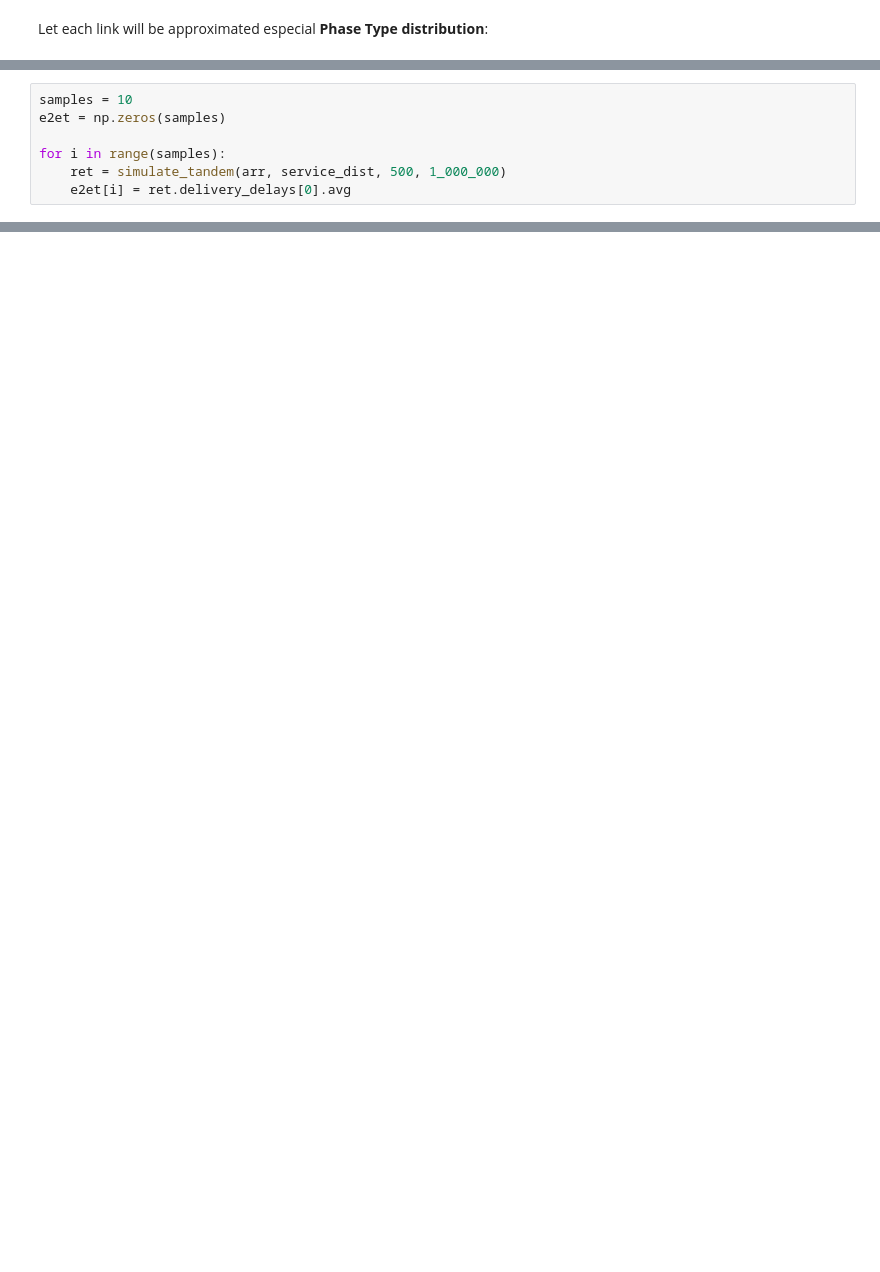
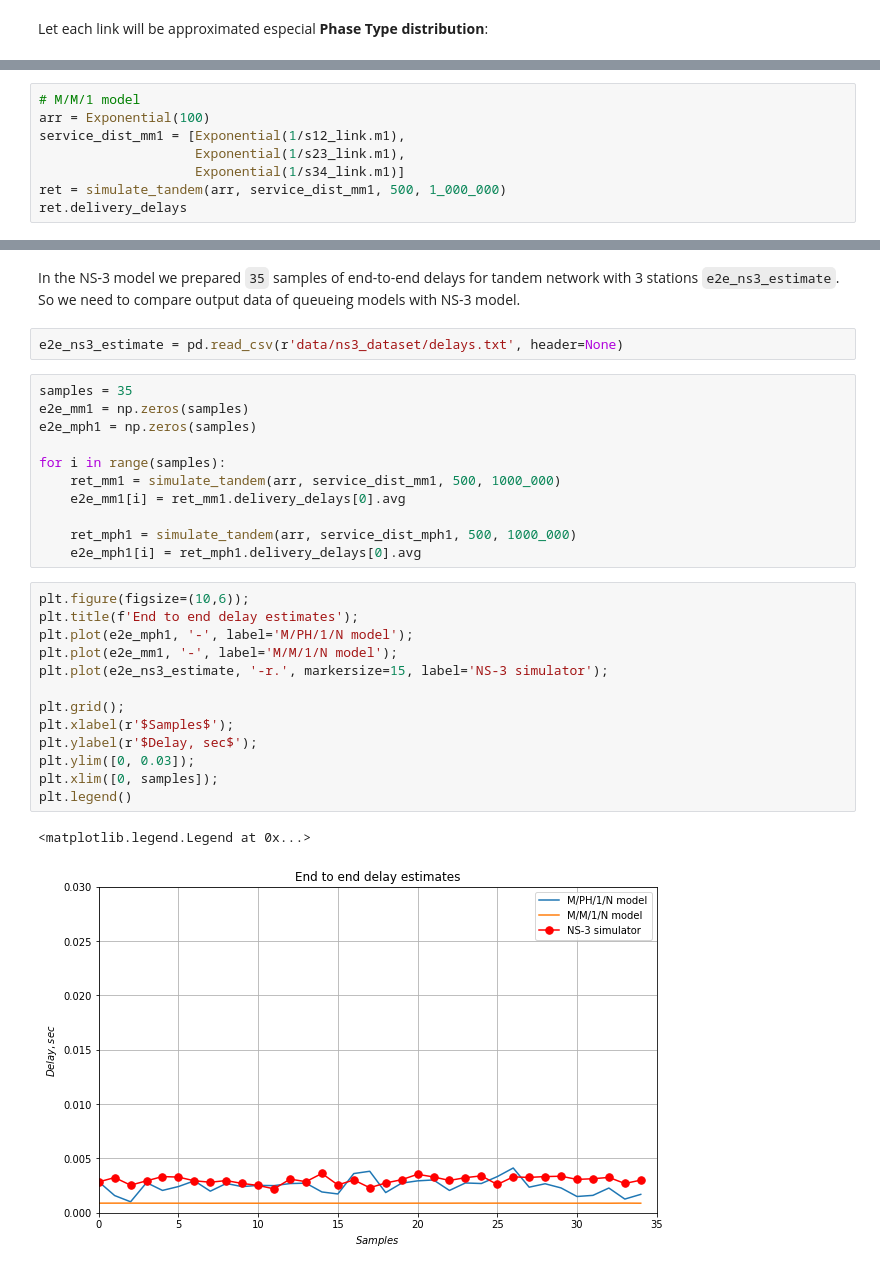
Before and after one commit to ipu69/pyqumo_old, a Jupyter notebook: experiments/ns3_ph_fit.ipynb, the cells around one changed output, grey strips where cells are left out. Drawn from its saved outputs; the diff is of its cells as text; blank space fills up the shorter version.

```diff
--- a/experiments/ns3_ph_fit.ipynb
+++ b/experiments/ns3_ph_fit.ipynb
@@ -212,7 +126,0 @@ ret.delivery_delays
-# %%
-samples = 10
-e2et = np.zeros(samples)
-
-for i in range(samples):
-    ret = simulate_tandem(arr, service_dist, 500, 1_000_000)
-    e2et[i] = ret.delivery_delays[0].avg
@@ -532,0 +158,8 @@ interval_3[interval_3[0] >.1]
+# %%
+# M/M/1 model
+arr = Exponential(100)
+service_dist_mm1 = [Exponential(1/s12_link.m1),
+                    Exponential(1/s23_link.m1),
+                    Exponential(1/s34_link.m1)]
+ret = simulate_tandem(arr, service_dist_mm1, 500, 1_000_000)
+ret.delivery_delays
@@ -532,0 +172,31 @@ interval_3[interval_3[0] >.1]
+# %% [markdown]
+In the NS-3 model we prepared `35` samples of end-to-end delays for tandem network with 3 stations `e2e_ns3_estimate`. So we need to compare output data of queueing models with NS-3 model.
+# %%
+e2e_ns3_estimate = pd.read_csv(r'data/ns3_dataset/delays.txt', header=None)
+# %%
+samples = 35
+e2e_mm1 = np.zeros(samples)
+e2e_mph1 = np.zeros(samples)
+
+for i in range(samples):
+    ret_mm1 = simulate_tandem(arr, service_dist_mm1, 500, 1000_000)
+    e2e_mm1[i] = ret_mm1.delivery_delays[0].avg
+
+    ret_mph1 = simulate_tandem(arr, service_dist_mph1, 500, 1000_000)
+    e2e_mph1[i] = ret_mph1.delivery_delays[0].avg
+# %%
+plt.figure(figsize=(10,6));
+plt.title(f'End to end delay estimates');
+plt.plot(e2e_mph1, '-', label='M/PH/1/N model');
+plt.plot(e2e_mm1, '-', label='M/M/1/N model');
+plt.plot(e2e_ns3_estimate, '-r.', markersize=15, label='NS-3 simulator');
+
+plt.grid();
+plt.xlabel(r'$Samples$');
+plt.ylabel(r'$Delay, sec$');
+plt.ylim([0, 0.03]);
+plt.xlim([0, samples]);
+plt.legend()
+# %% [output]
+<matplotlib.legend.Legend at 0x...>
+[figure, added]
```
Also changed, not shown: parts of 69 cells of this notebook, 9 other files.
